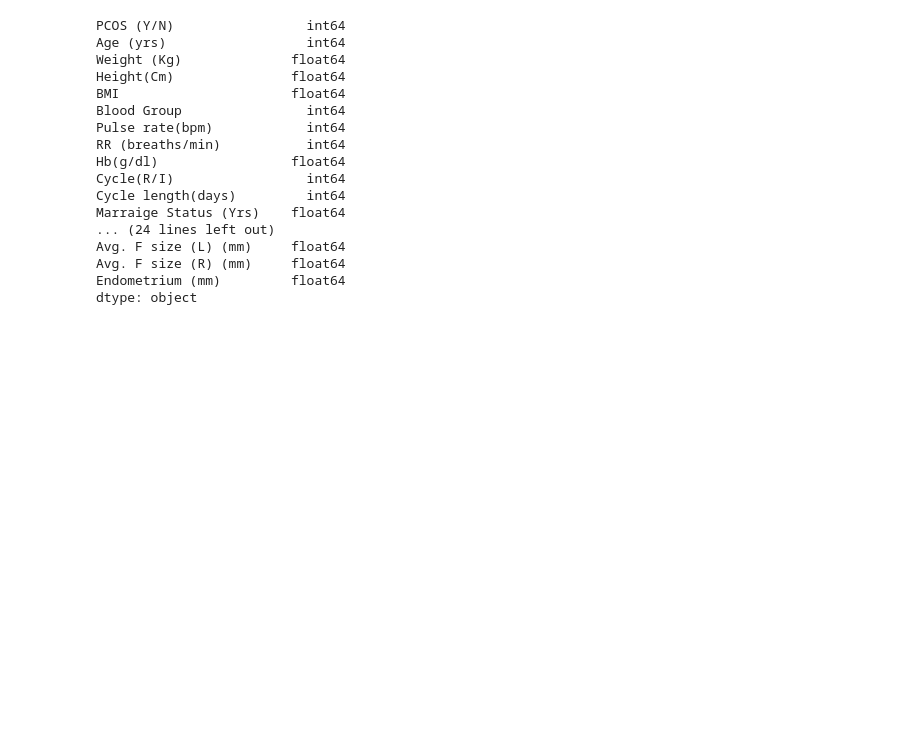
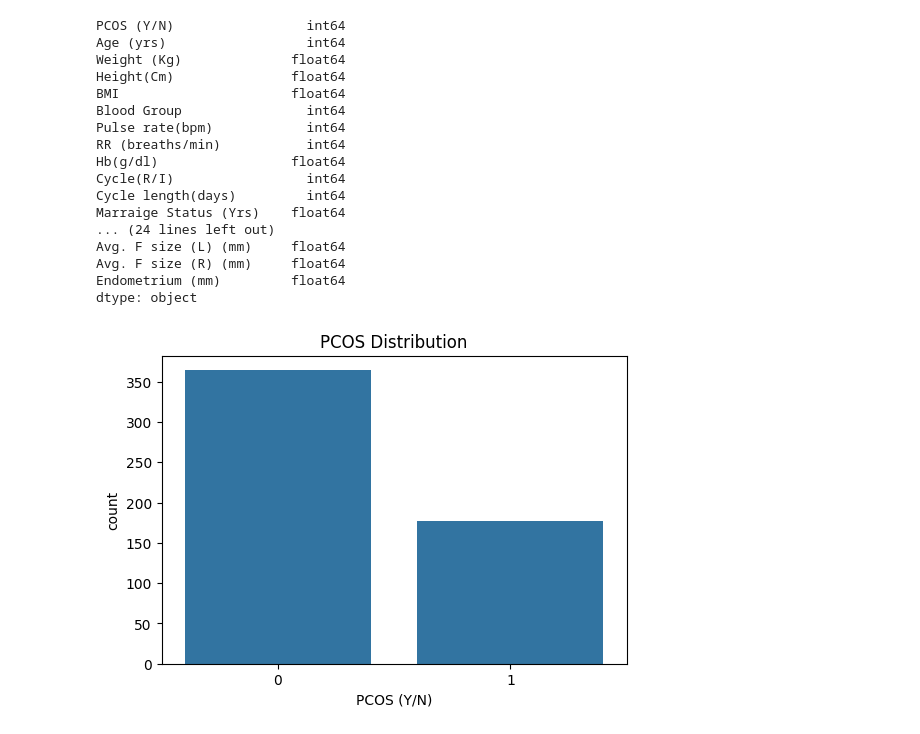
Before and after one commit to ananyaa0518/OvaPredict, a Jupyter notebook: notebook/eda.ipynb, the cells around one changed output. Drawn from its saved outputs; the diff is of its cells as text; code cells hidden in the pictures; blank space fills up the shorter version.

```diff
--- a/notebook/eda.ipynb
+++ b/notebook/eda.ipynb
@@ -173,3 +171,14 @@ Avg. F size (L) (mm)     float64
 Avg. F size (R) (mm)     float64
 Endometrium (mm)         float64
 dtype: object
+# %%
+import seaborn as sns
+import matplotlib.pyplot as plt
+
+plt.figure(figsize=(6,4))
+sns.countplot(x='PCOS (Y/N)', data=df)
+plt.title('PCOS Distribution')
+plt.savefig('../reports/pcos_distribution.png', bbox_inches='tight')
+plt.show()
+# %% [output]
+[figure, added]
```
Also changed, not shown: parts of 7 cells of this notebook, 10 other files.
